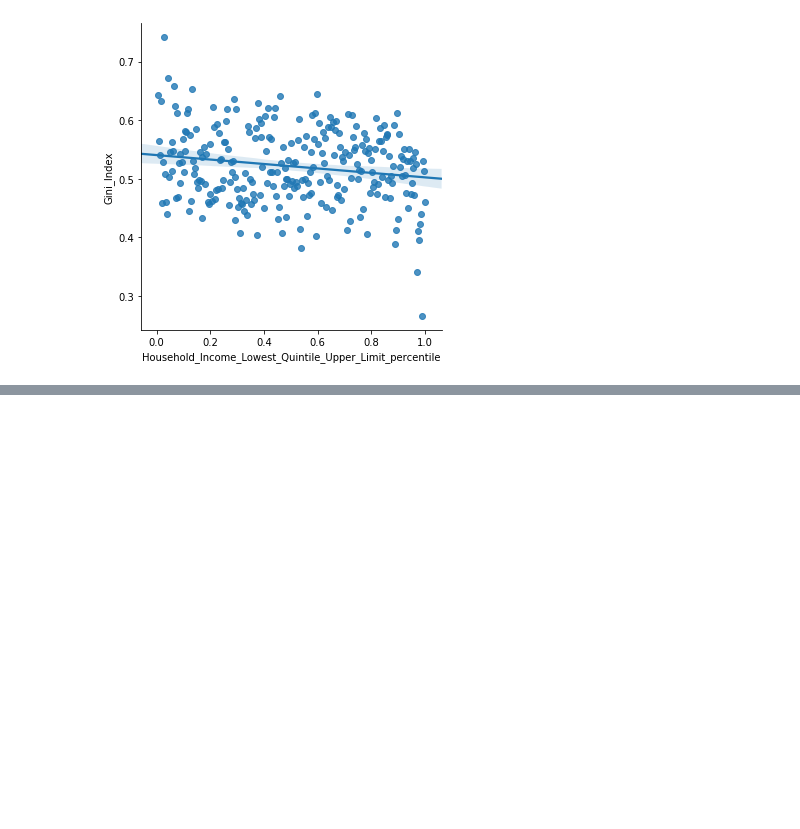
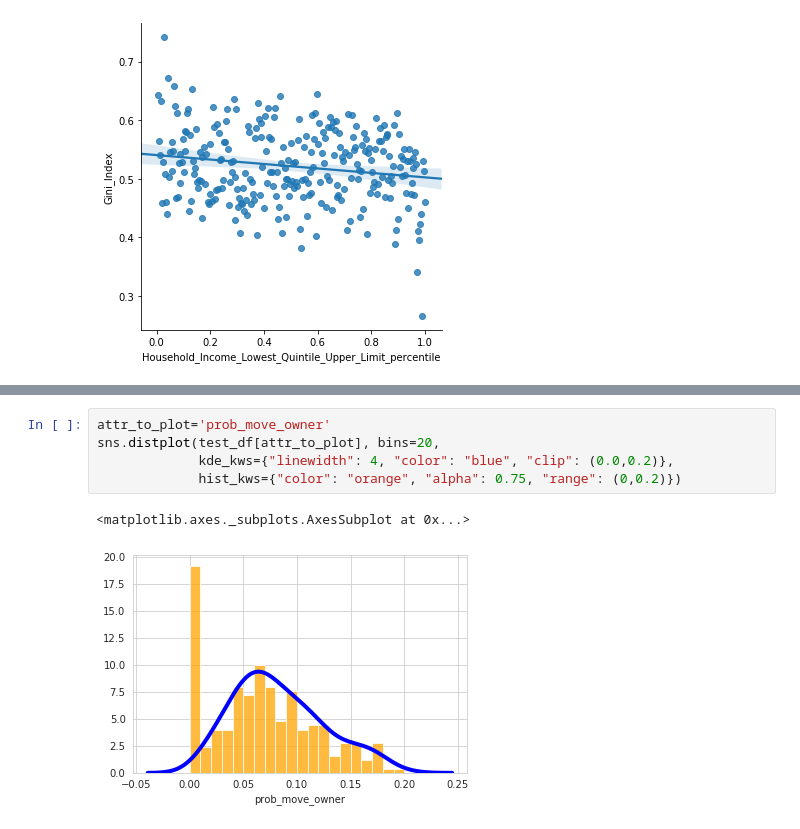
Before and after one commit to ipeirotis/census, a Jupyter notebook: Mapping_Variables_of_Interest.ipynb, the cells around one changed output, grey strips where cells are left out. Cells and saved outputs as stored; diff of their text form; blank space fills up the shorter version.

```diff
--- a/Mapping_Variables_of_Interest.ipynb
+++ b/Mapping_Variables_of_Interest.ipynb
@@ -244,3 +242,11 @@ test_df[attr_to_plot].hist(bins=20,alpha=0.75,density=True)
+# %%
+attr_to_plot='prob_move_owner'
+sns.distplot(test_df[attr_to_plot], bins=20,
+             kde_kws={"linewidth": 4, "color": "blue", "clip": (0.0,0.2)},
+             hist_kws={"color": "orange", "alpha": 0.75, "range": (0,0.2)})
+# %% [output]
+<matplotlib.axes._subplots.AxesSubplot at 0x...>
+[figure, added]
 # %%
 sns.lmplot(data=test_df.query("Owner>100"),x="Owner_Moved_in_2015_or_later_percentile", y="prob_move_owner")
 # %% [output]
```
Also changed, not shown: parts of 6 cells of this notebook, 1 other file.
